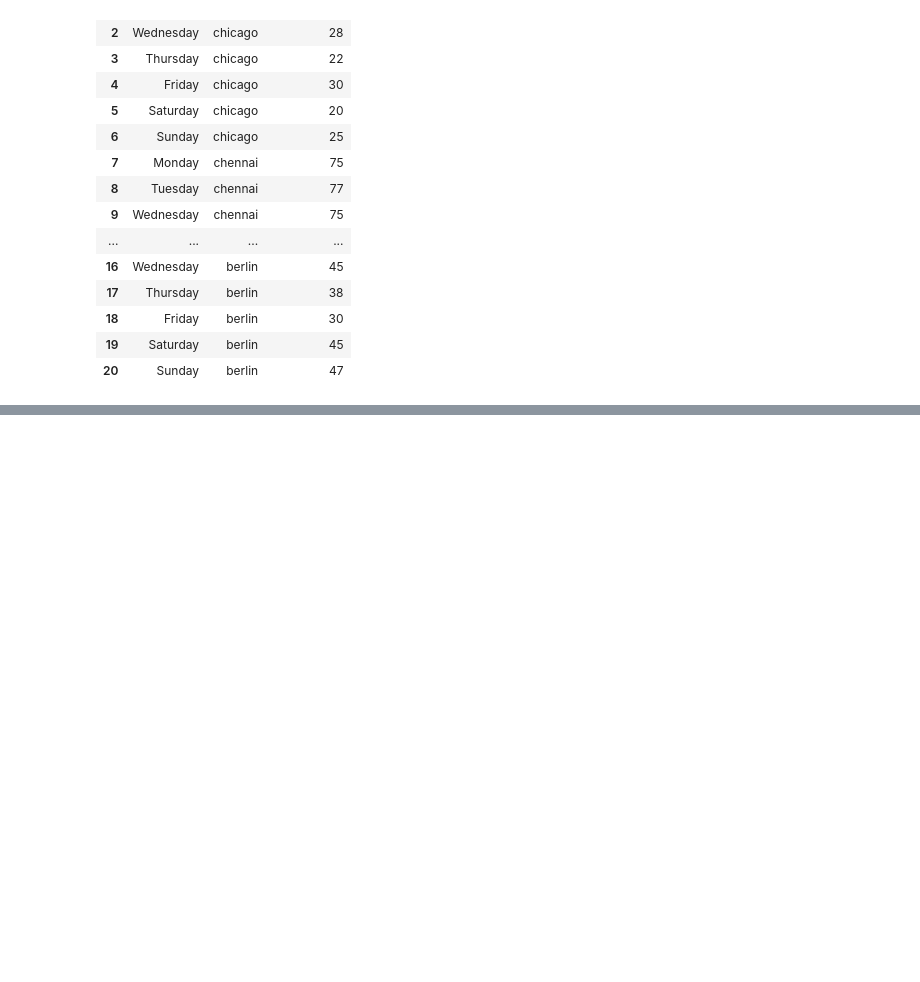
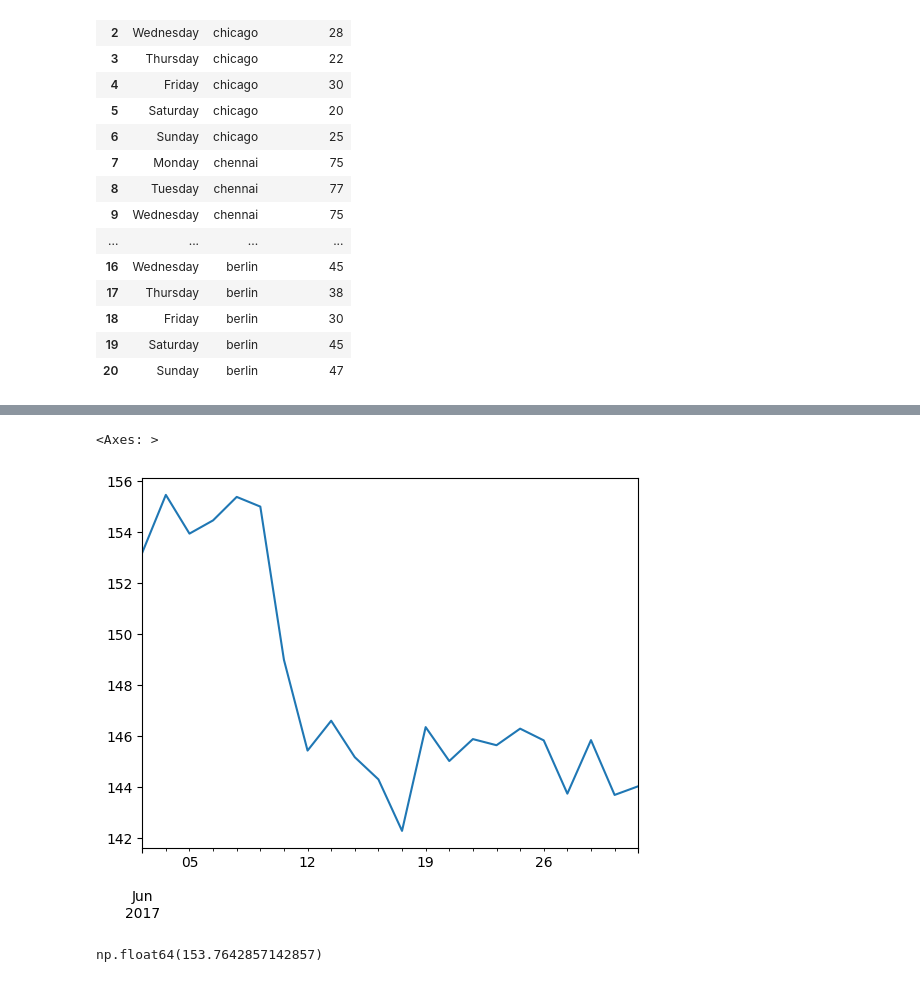
Before and after one commit to jenish2917/Python, a Jupyter notebook: jupyter notbook/Pandas.ipynb, the cells around one changed output, grey strips where cells are left out. Drawn from its saved outputs; the diff is of its cells as text; code cells hidden in the pictures; blank space fills up the shorter version.

```diff
--- a/jupyter notbook/Pandas.ipynb
+++ b/jupyter notbook/Pandas.ipynb
@@ -788,0 +904,4 @@ df1
+# %%
+import pandas as pd
+df = pd.read_csv("aapl_no_dates.csv")
+df
@@ -788,0 +926,3 @@ df1
+# %%
+rng = pd.date_range(start="6/1/2017", end="6/30/2017", freq="B")
+rng
@@ -788,0 +937,3 @@ df1
+# %%
+df.set_index(rng,inplace=True)
+df
@@ -788,0 +958,10 @@ df1
+# %%
+%matplotlib inline
+df.Close.plot()
+# %% [output]
+<Axes: >
+[figure, added]
+# %%
+df["2017-06-01" : "2017-06-10"].Close.mean()
+# %% [output]
+np.float64(153.7642857142857)
```
Also changed, not shown: parts of 26 cells of this notebook, 8 other files.
